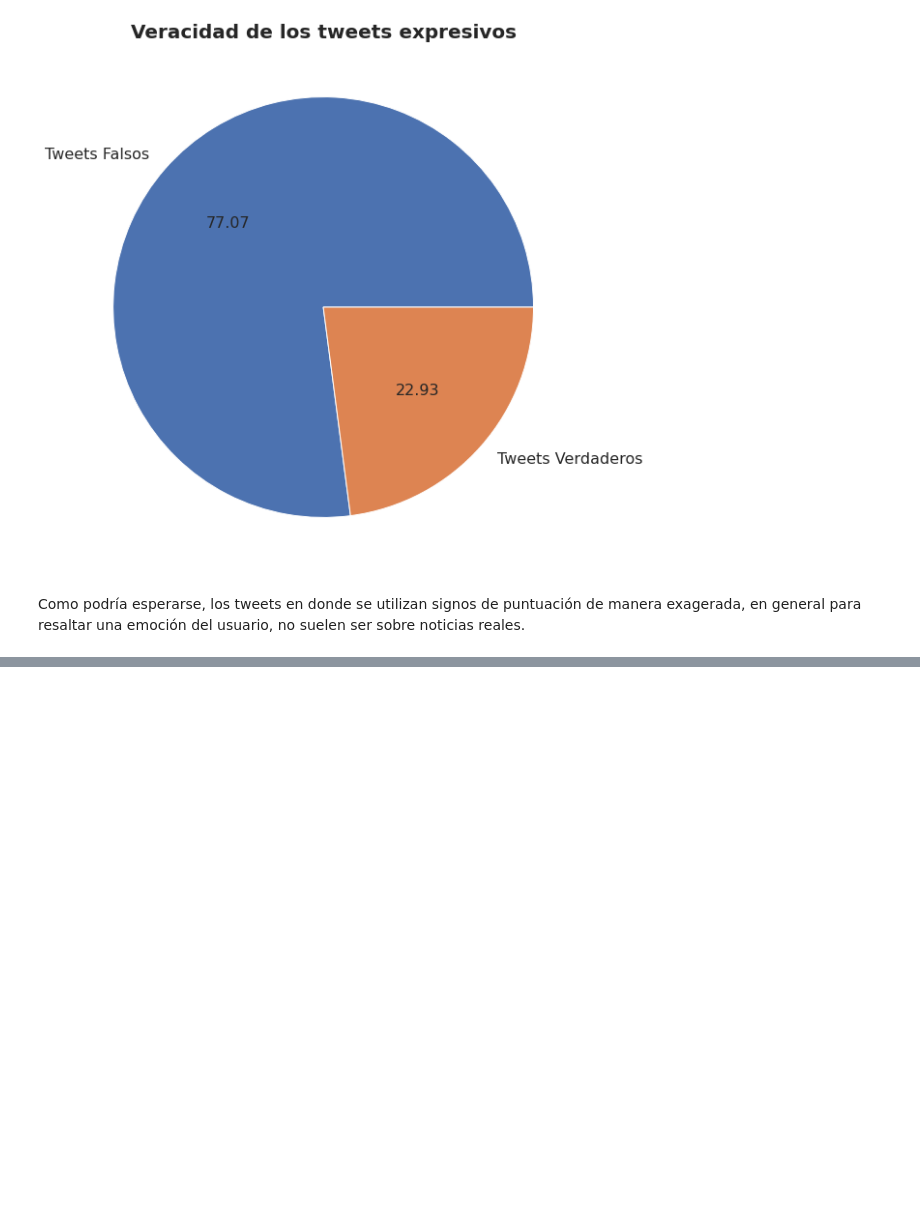
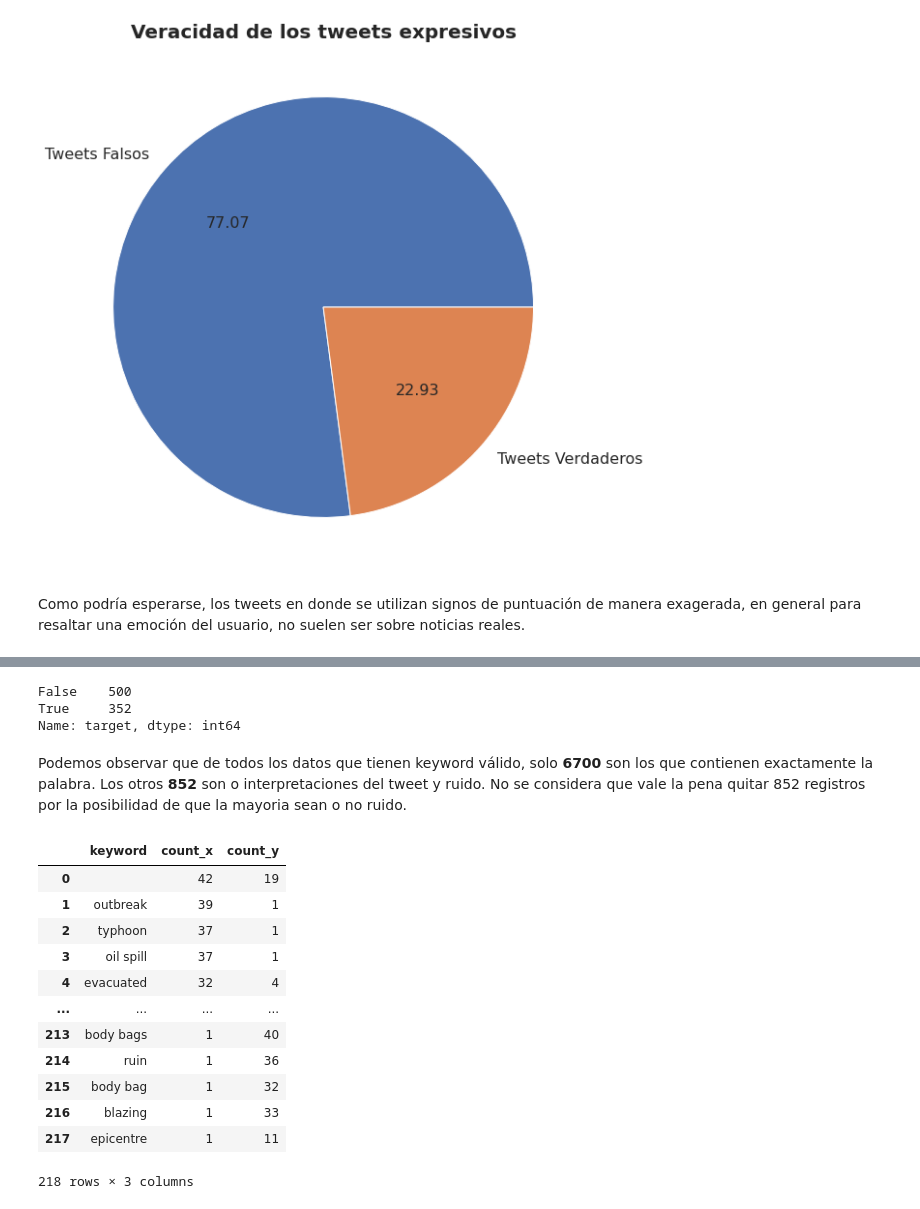
Before and after one commit to alepenaa94/TP1_Real_or_Not, a Jupyter notebook: TP1_Real_or_Not.ipynb, the cells around one changed output, grey strips where cells are left out. Cells and saved outputs as stored; diff of their text form; code cells hidden in the pictures; blank space fills up the shorter version.

```diff
--- a/TP1_Real_or_Not.ipynb
+++ b/TP1_Real_or_Not.ipynb
@@ -303,0 +353,31 @@ Como podría esperarse, los tweets en donde se utilizan signos de puntuación de
+# %%
+train_df.loc[train_df['contiene_key']==False]['target'].value_counts()
+# %% [output]
+False    500
+True     352
+Name: target, dtype: int64
+# %% [markdown]
+Podemos observar que de todos los datos que tienen keyword válido, solo <b>6700</b>
+son los que contienen exactamente la palabra. Los otros <b>852</b> son o interpretaciones del tweet y ruido. No se considera que vale la pena quitar 852 registros por la posibilidad de que la mayoria sean o no ruido.
+# %%
+df1 =keywords_verdaderos.value_counts().to_frame().reset_index()
+df1.columns = ['keyword','count']
+
+df2 =keywords_falsos.value_counts().to_frame().reset_index()
+df2.columns = ['keyword','count']
+
+pd.merge(df1,df2,how='inner',on='keyword')
+# %% [output]
+|  | keyword | count_x | count_y |
+| 0 |  | 42 | 19 |
+| 1 | outbreak | 39 | 1 |
+| 2 | typhoon | 37 | 1 |
+| 3 | oil spill | 37 | 1 |
+| 4 | evacuated | 32 | 4 |
+| ... | ... | ... | ... |
+| 213 | body bags | 1 | 40 |
+| 214 | ruin | 1 | 36 |
+| 215 | body bag | 1 | 32 |
+| 216 | blazing | 1 | 33 |
+| 217 | epicentre | 1 | 11 |
+218 rows × 3 columns
```
Also changed, not shown: parts of 24 cells of this notebook.
